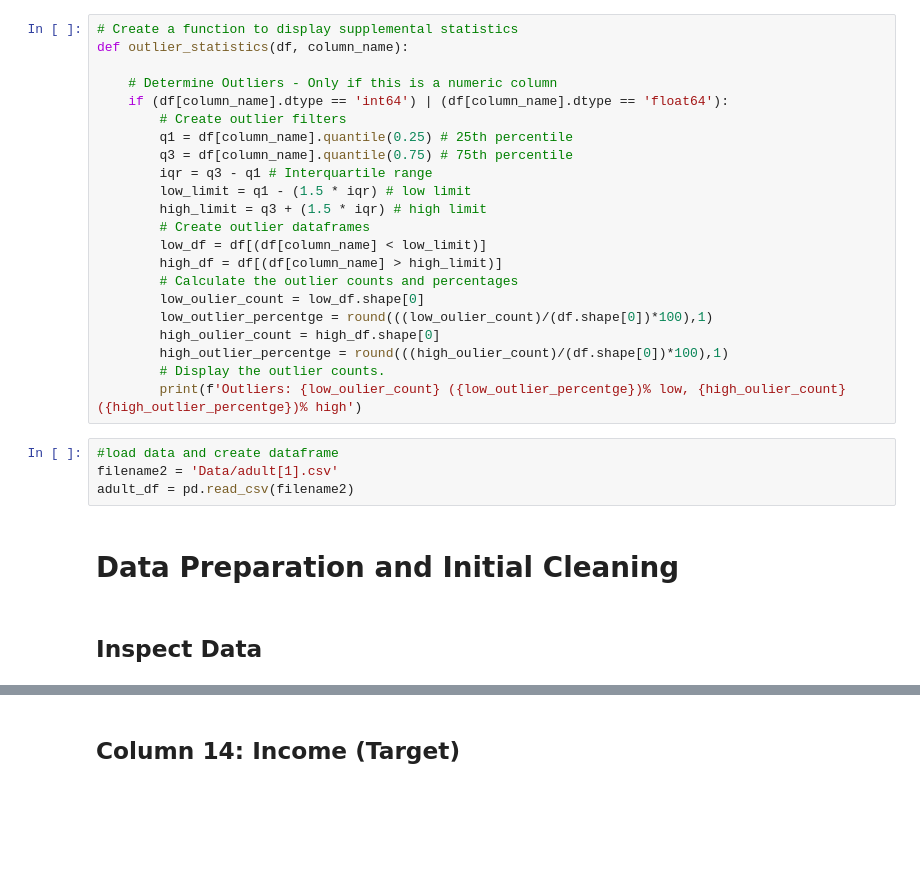
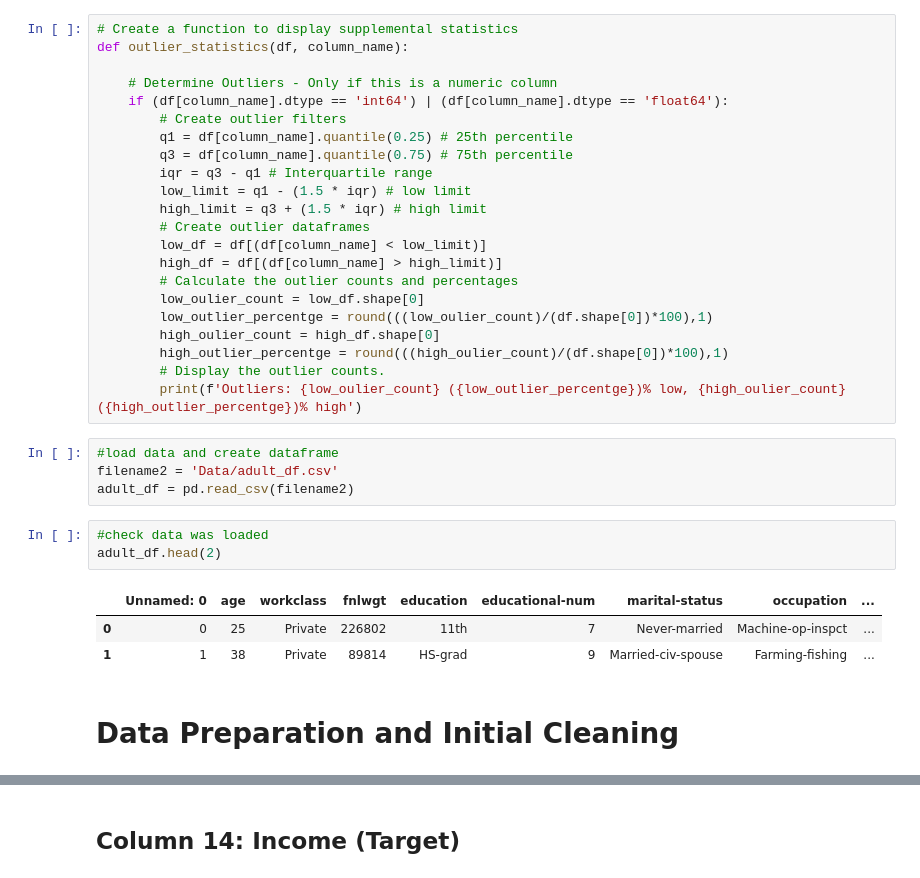
Before and after one commit to Elispreng/Census_1990, a Jupyter notebook: Census_Machine Learning.ipynb, the cells around one changed output, grey strips where cells are left out. Cells and saved outputs as stored; diff of their text form; blank space fills up the shorter version.

```diff
--- a/Census_Machine Learning.ipynb
+++ b/Census_Machine Learning.ipynb
@@ -100,9 +100,14 @@ def outlier_statistics(df, column_name):
         print(f'Outliers: {low_oulier_count} ({low_outlier_percentge})% low, {high_oulier_count} ({high_outlier_percentge})% high')
 # %%
 #load data and create dataframe
-filename2 = 'Data/adult[1].csv'
+filename2 = 'Data/adult_df.csv'
 adult_df = pd.read_csv(filename2)
+# %%
+#check data was loaded
+adult_df.head(2)
+# %% [output]
+|  | Unnamed: 0 | age | workclass | fnlwgt | education | educational-num | marital-status | occupation | ... |
+| 0 | 0 | 25 | Private | 226802 | 11th | 7 | Never-married | Machine-op-inspct | ... |
+| 1 | 1 | 38 | Private | 89814 | HS-grad | 9 | Married-civ-spouse | Farming-fishing | ... |
 # %% [markdown]
 # Data Preparation and Initial Cleaning
-# %% [markdown]
-## Inspect Data
```
Also changed, not shown: parts of 43 cells of this notebook, 1 other file.
